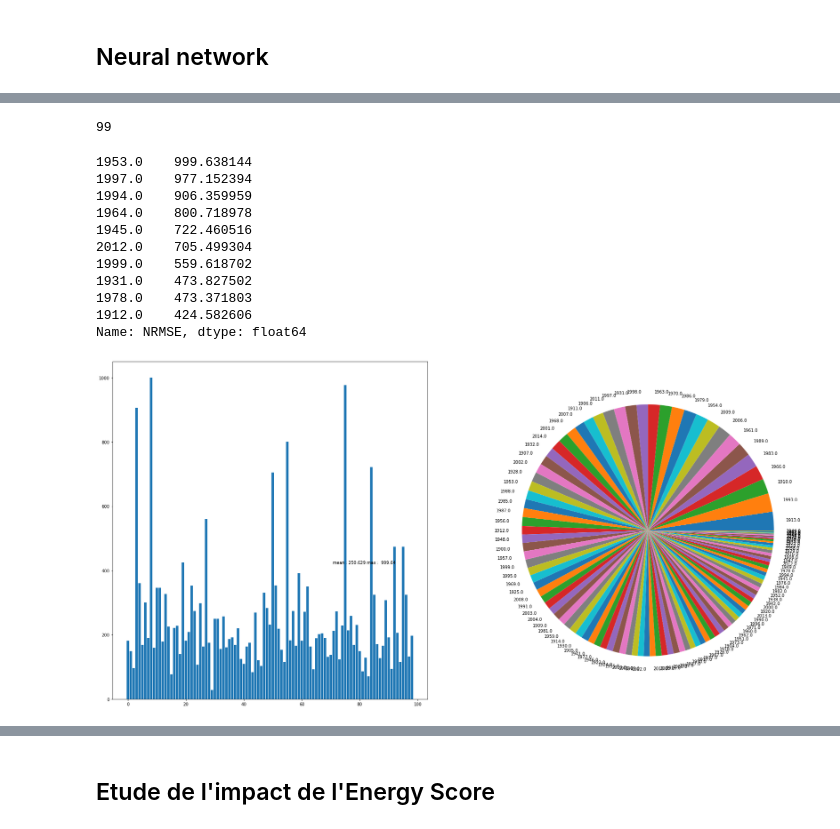
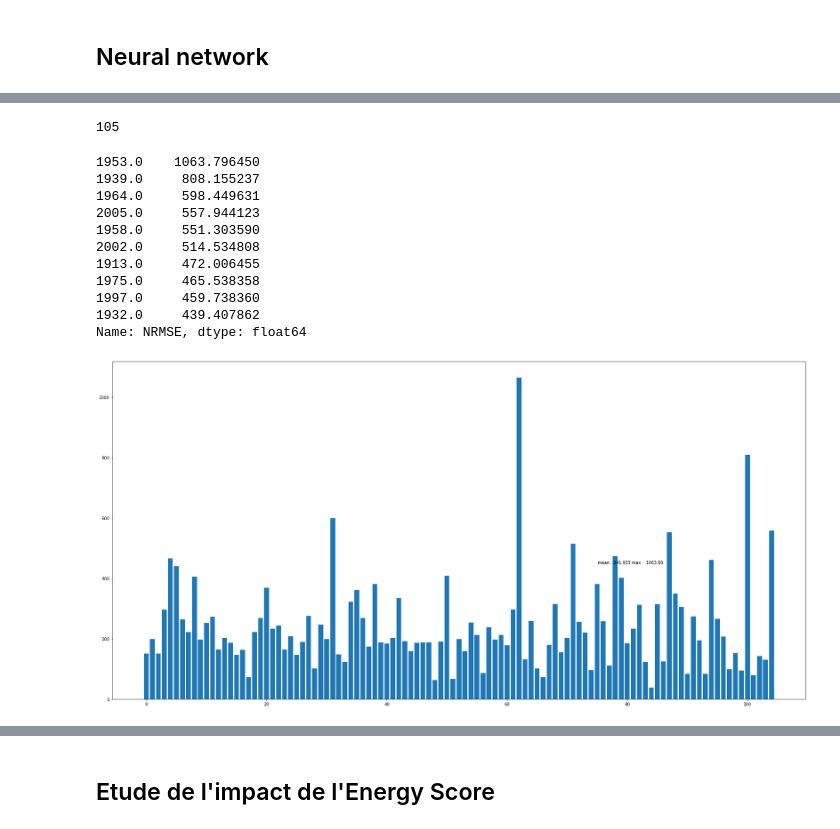
Before and after one commit to NicoJanko/Project_4_OPC, a Jupyter notebook: Projet_4_CO2.ipynb, the cells around one changed output, grey strips where cells are left out. Drawn from its saved outputs; the diff is of its cells as text; code cells hidden in the pictures.

```diff
--- a/Projet_4_CO2.ipynb
+++ b/Projet_4_CO2.ipynb
@@ -427,15 +422,15 @@ from sklearn.ensemble import GradientBoostingRegressor
 n_grid = {'n_estimators' : list(np.arange(250,750,50))}
 score = 'r2'
 
-xgb_grid = GridSearchCV( GradientBoostingRegressor(), n_grid, cv =3, scoring = score, verbose = 2)
+gb_grid = GridSearchCV( GradientBoostingRegressor(), n_grid, cv =3, scoring = score, verbose = 2)
 
-xgb_grid.fit(xtrain, ytrain)
+gb_grid.fit(xtrain, ytrain)
 
-print('Best params on training set : {}'.format(xgb_grid.best_params_))
+print('Best params on training set : {}'.format(gb_grid.best_params_))
 
 
-model_xgb =  GradientBoostingRegressor(n_estimators=xgb_grid.best_params_['n_estimators'], verbose = 1).fit(xtrain, ytrain)
+model_gb =  GradientBoostingRegressor(n_estimators=gb_grid.best_params_['n_estimators'], verbose = 1).fit(xtrain, ytrain)
 
-true_pred_plot(ytrain, model_xgb.predict(xtrain), ytest, model_xgb.predict(xtest),'xgb_co2.png')
+true_pred_plot(ytrain, model_gb.predict(xtrain), ytest, model_gb.predict(xtest),'gb_co2.png')
 # %% [output]
 Fitting 3 folds for each of 10 candidates, totalling 30 fits
@@ -459,0 +454,16 @@ Fitting 3 folds for each of 10 candidates, totalling 30 fits
+# %%
+from xgboost import XGBRegressor
+
+n_grid = {'n_estimators' : list(np.arange(50,550,50))}
+score = 'r2'
+
+xgb_grid = GridSearchCV(XGBRegressor(), n_grid, cv =3, scoring = score, verbose = 1)
+
+xgb_grid.fit(xtrain, ytrain)
+
+print('Best params on training set : {}'.format(xgb_grid.best_params_))
+
+
+model_xgb = XGBRegressor(n_estimators=xgb_grid.best_params_['n_estimators']).fit(xtrain, ytrain)
+
+true_pred_plot(ytrain, model_xgb.predict(xtrain), ytest, model_xgb.predict(xtest),'xgb_co2.png')
@@ -501,7 +515,7 @@ def mae(pred,y):
 # %%
 metrics_all = {}
 
-models = [model_kn,svr,model_kr,model3,model_rfr,model_xgb]
+models = [model_kn,svr,model_kr,model1,model3,model_rfr,model_gb, model_xgb]
 r2l=[]
 rmsel=[]
 nrmsel=[]
@@ -518,7 +532,7 @@ metrics_all['rmse'] = rmsel
 metrics_all['nrmse'] = nrmsel
 metrics_all['mae'] = mael
 
-model_names = ['KNN_Regressor', 'SVR', 'Kernel_Ridge_Regressor','Neural_Network', 'Random_Forest_Regressor', 'XGBoost']
+model_names = ['KNN_Regressor', 'SVR', 'Kernel_Ridge_Regressor','Neural_Network','Perceptron', 'Random_Forest_Regressor','Gradient_Boosting', 'XGBoost']
 df_metrics = pd.DataFrame(metrics_all, index = model_names)
 
 fig = plt.figure(figsize=(20, 20))
@@ -549,5 +567,5 @@ plt.savefig('metrics_co2.png', bbox_inches = 'tight')
 # %%
-importance = model_rfr.feature_importances_
+importance = model_gb.feature_importances_
 nul_col = []
 for i,v in enumerate(importance):
     if v == 0:
@@ -594,7 +612,7 @@ for i in df_res['YearBuilt'].unique():
     df_year[f'{i}'] = df_res[df_res['YearBuilt'] == i]
 len(df_year)
 # %% [output]
-99
+105
 # %%
 def feature_error(df_lib,model,met,newcol=None):
     results = []
@@ -635,34 +653,34 @@ def feature_error(df_lib,model,met,newcol=None):
             results.append(np.sqrt(metrics.mean_absolute_error(y,pred)))
     return results
 # %%
-results = feature_error(df_year,model_xgb,'mae')
+results = feature_error(df_year,model_gb,'mae')
 
 results_year = {}
 for i,v in zip(df_year,results):
     results_year[f'{i}'] = v
 
 results_year = pd.DataFrame(results_year, index = ['NRMSE']).T
 print(results_year['NRMSE'].nlargest(10))
 
-fig, ax = plt.subplots(1,2,figsize = (30,15))
-ax[0].bar([x for x in range(len(results_year.index))],results_year['NRMSE'])
-ax[0].text(0.7,0.4,'mean : {:.3f} max : {: .2f}'.format(results_year['NRMSE'].mean(), results_year['NRMSE'].max()), transform = ax[0].transAxes)
-ax[1].pie(df_res_train['YearBuilt'].value_counts(), labels = df_res_train['YearBuilt'].unique())
+fig, ax = plt.subplots(figsize = (30,15))
+ax.bar([x for x in range(len(results_year.index))],results_year['NRMSE'])
+ax.text(0.7,0.4,'mean : {:.3f} max : {: .2f}'.format(results_year['NRMSE'].mean(), results_year['NRMSE'].max()), transform = ax.transAxes)
+
 plt.savefig('YearBuilt_co2.png', bbox_inches = 'tight')
 plt.show()
 # %% [output]
-1953.0    999.638144
-1997.0    977.152394
-1994.0    906.359959
-1964.0    800.718978
-1945.0    722.460516
-2012.0    705.499304
-1999.0    559.618702
-1931.0    473.827502
-1978.0    473.371803
-1912.0    424.582606
+1953.0    1063.796450
+1939.0     808.155237
+1964.0     598.449631
+2005.0     557.944123
+1958.0     551.303590
+2002.0     514.534808
+1913.0     472.006455
+1975.0     465.538358
+1997.0     459.738360
+1932.0     439.407862
 Name: NRMSE, dtype: float64
-[figure, old version]
+[figure, new version]
 # %%
 df_gfa = df
 df_gfa['GFAdistribution'] = pd.qcut(df_gfa['ThirdLargestPropertyUseTypeGFA'],10, duplicates = 'drop')
```
Also changed, not shown: parts of 24 cells of this notebook, 41 other files.
